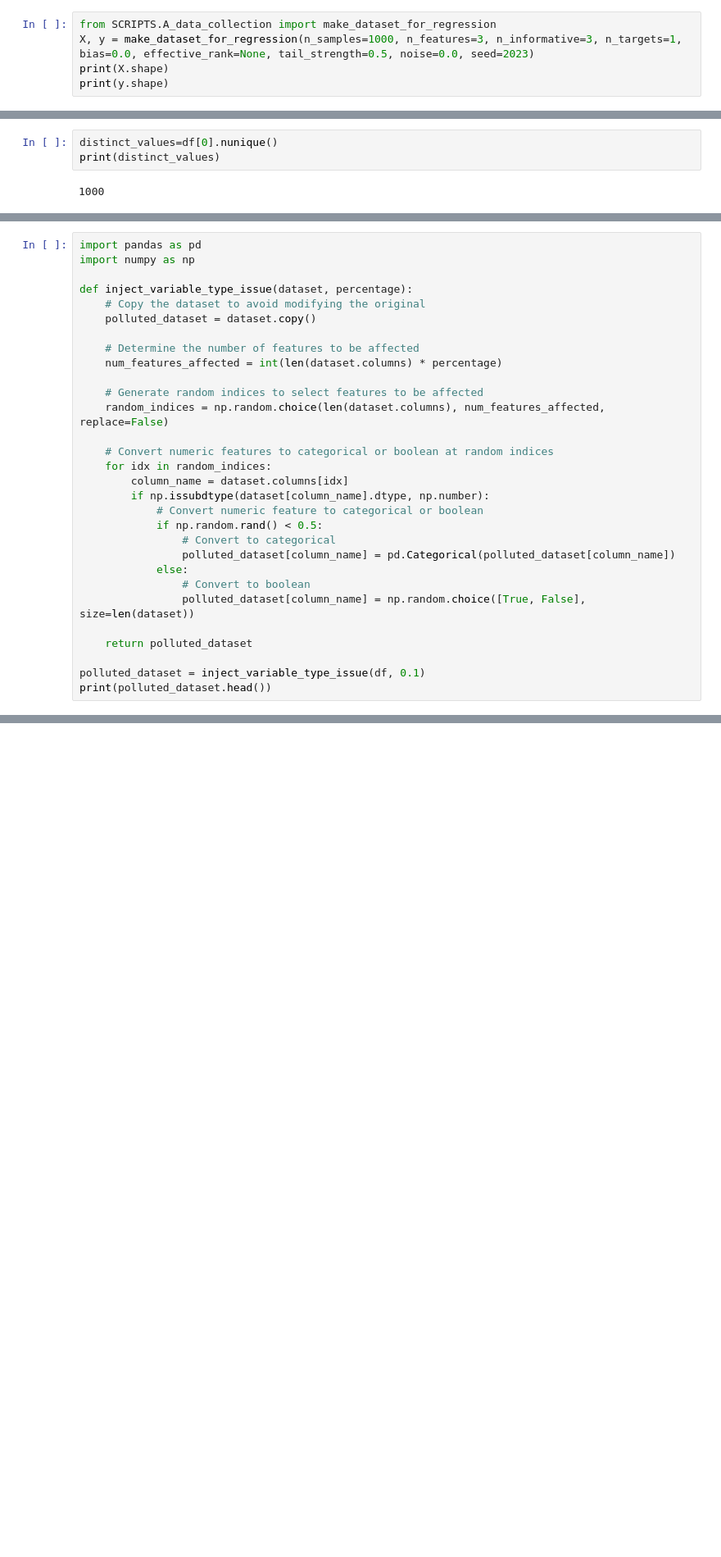
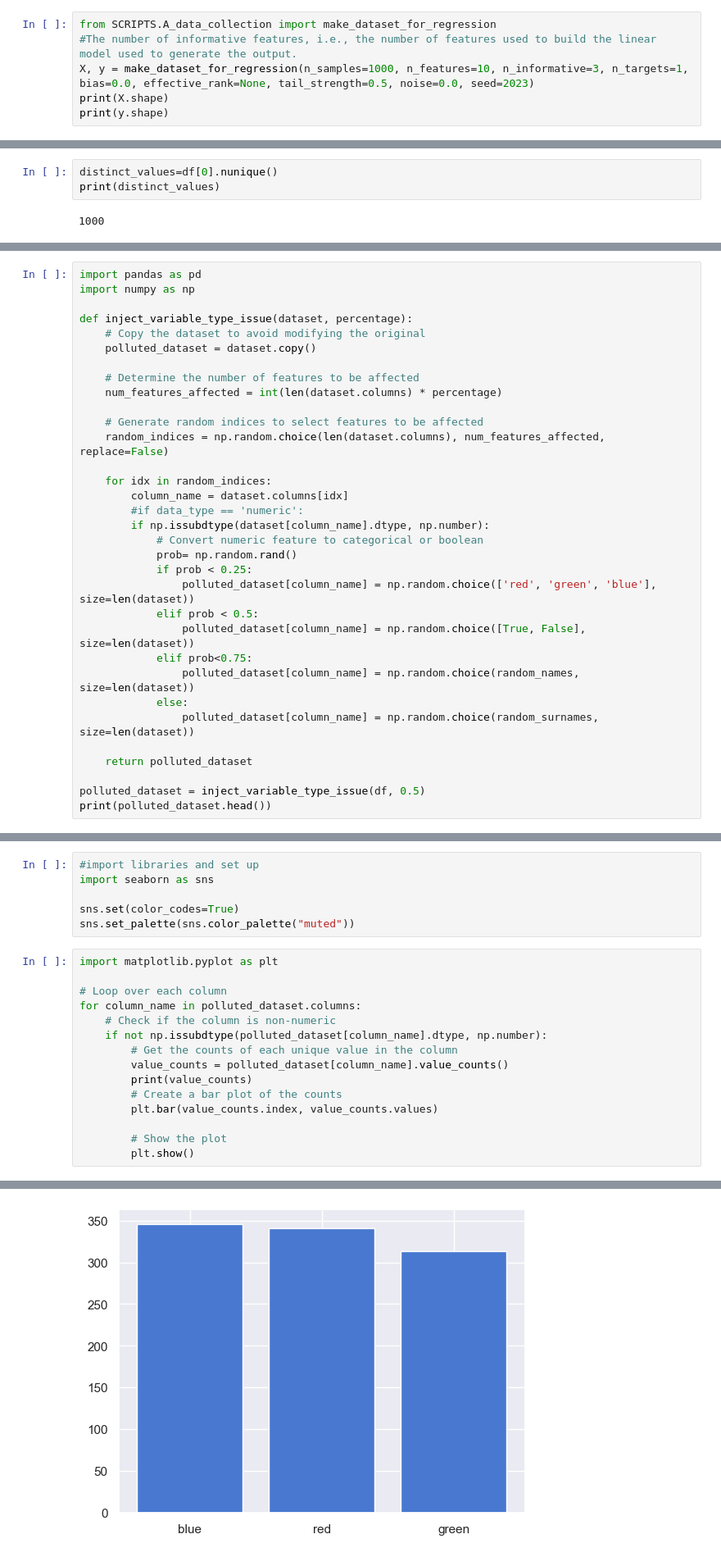
Before and after one commit to salvatorebuono02/DQ_Project, a Jupyter notebook: project.ipynb, the cells around one changed output, grey strips where cells are left out. Shown at 82% size. Drawn from its saved outputs; the diff is of its cells as text; blank space fills up the shorter version.

Commit message:
Pollution function and plot statistics

```diff
--- a/project.ipynb
+++ b/project.ipynb
@@ -2,7 +2,8 @@
 # Upload Dataset
 # %%
 from SCRIPTS.A_data_collection import make_dataset_for_regression
-X, y = make_dataset_for_regression(n_samples=1000, n_features=3, n_informative=3, n_targets=1, bias=0.0, effective_rank=None, tail_strength=0.5, noise=0.0, seed=2023)
+#The number of informative features, i.e., the number of features used to build the linear model used to generate the output.
+X, y = make_dataset_for_regression(n_samples=1000, n_features=10, n_informative=3, n_targets=1, bias=0.0, effective_rank=None, tail_strength=0.5, noise=0.0, seed=2023)
 print(X.shape)
 print(y.shape)
 # %% [output]
@@ -71,20 +115,23 @@ def inject_variable_type_issue(dataset, percentage):
     # Generate random indices to select features to be affected
     random_indices = np.random.choice(len(dataset.columns), num_features_affected, replace=False)
 
-    # Convert numeric features to categorical or boolean at random indices
     for idx in random_indices:
         column_name = dataset.columns[idx]
+        #if data_type == 'numeric':
         if np.issubdtype(dataset[column_name].dtype, np.number):
             # Convert numeric feature to categorical or boolean
-            if np.random.rand() < 0.5:
-                # Convert to categorical
-                polluted_dataset[column_name] = pd.Categorical(polluted_dataset[column_name])
+            prob= np.random.rand()
+            if prob < 0.25:
+                polluted_dataset[column_name] = np.random.choice(['red', 'green', 'blue'], size=len(dataset))
+            elif prob < 0.5:
+                polluted_dataset[column_name] = np.random.choice([True, False], size=len(dataset))
+            elif prob<0.75:
+                polluted_dataset[column_name] = np.random.choice(random_names, size=len(dataset))
             else:
-                # Convert to boolean
-                polluted_dataset[column_name] = np.random.choice([True, False], size=len(dataset))
+                polluted_dataset[column_name] = np.random.choice(random_surnames, size=len(dataset))
 
     return polluted_dataset
 
-polluted_dataset = inject_variable_type_issue(df, 0.1)
+polluted_dataset = inject_variable_type_issue(df, 0.5)
 print(polluted_dataset.head())
 # %% [output]
@@ -96,0 +185,22 @@ print(polluted_dataset.head())
+# %%
+#import libraries and set up
+import seaborn as sns
+
+sns.set(color_codes=True)
+sns.set_palette(sns.color_palette("muted"))
+# %%
+import matplotlib.pyplot as plt
+
+# Loop over each column
+for column_name in polluted_dataset.columns:
+    # Check if the column is non-numeric
+    if not np.issubdtype(polluted_dataset[column_name].dtype, np.number):
+        # Get the counts of each unique value in the column
+        value_counts = polluted_dataset[column_name].value_counts()
+        print(value_counts)
+        # Create a bar plot of the counts
+        plt.bar(value_counts.index, value_counts.values)
+
+        # Show the plot
+        plt.show()
+# %% [output]
@@ -96,0 +212 @@ print(polluted_dataset.head())
+[figure, added]
```
Also changed, not shown: parts of 11 cells of this notebook.
